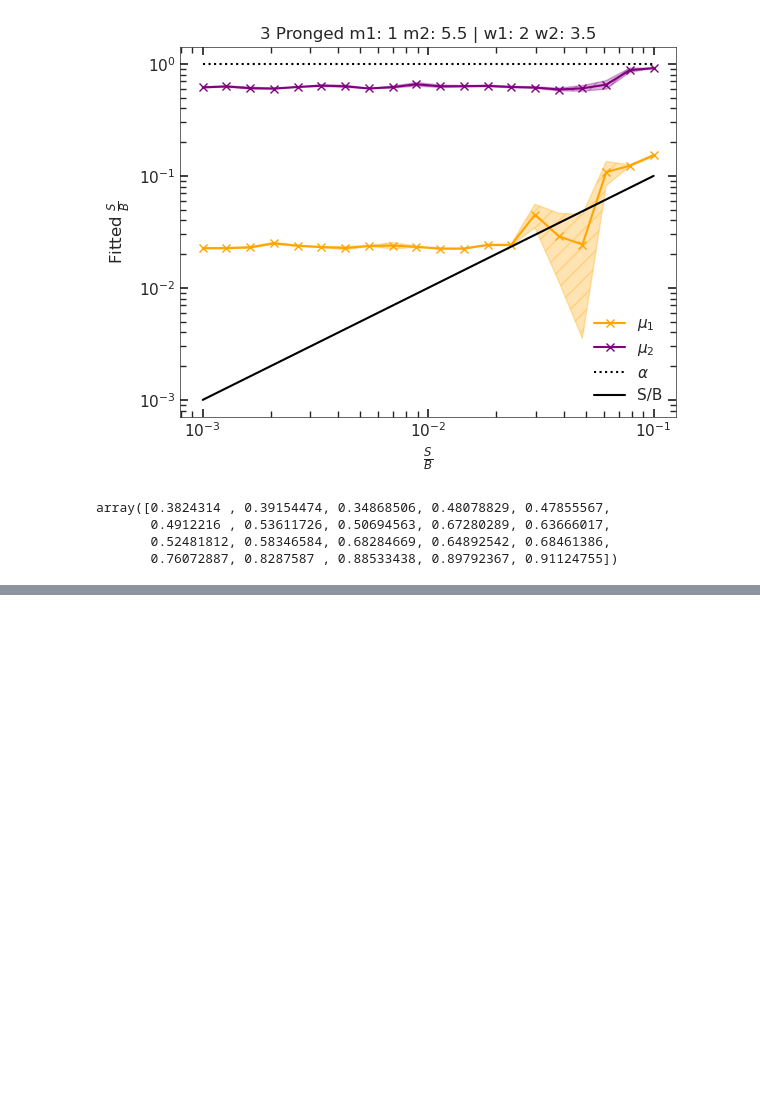
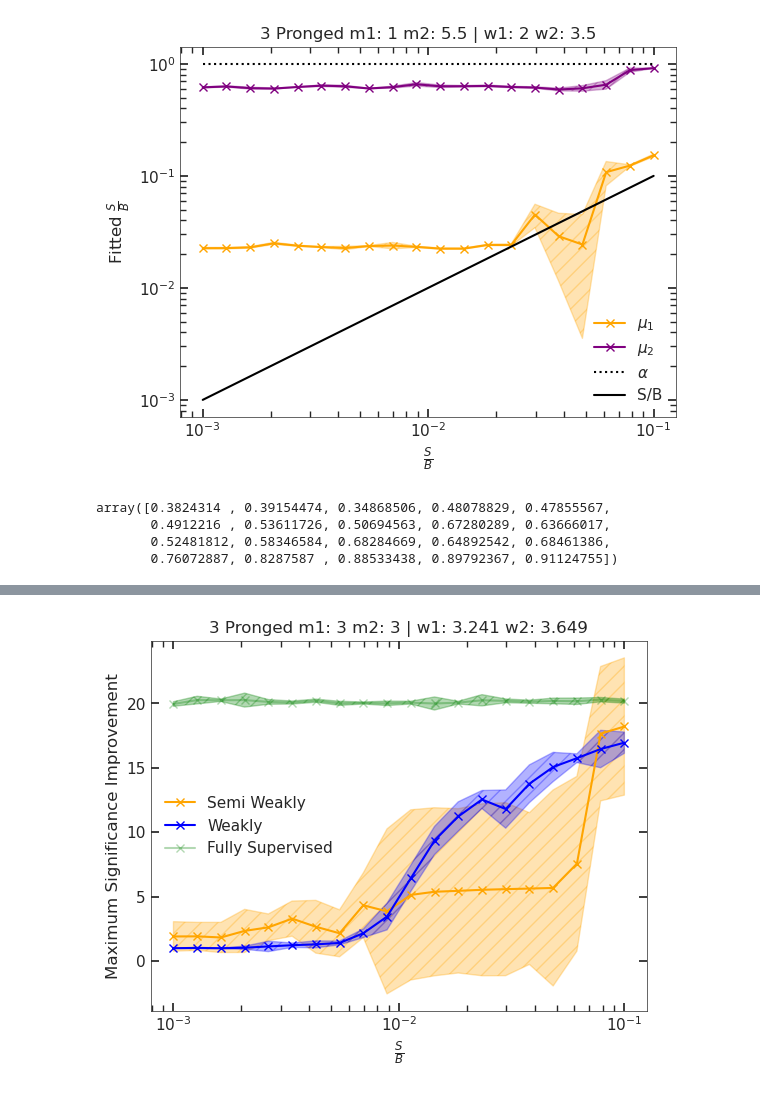
Before and after one commit to GitGup/SemiWeaklySupervised, a Jupyter notebook: manifolds.ipynb, the cells around one changed output, grey strips where cells are left out. Saved outputs shown, nothing was run; the diff lists cells and outputs as text; code cells hidden in the pictures; blank space fills up the shorter version.

```diff
--- a/manifolds.ipynb
+++ b/manifolds.ipynb
@@ -769,0 +796,43 @@ array([0.3824314 , 0.39154474, 0.34868506, 0.48078829, 0.47855567,
+# %%
+sig_space = np.logspace(-3, -1, 20)
+signal_fraction_values = sig_space
+
+maxsic1 = [i[0] for i in avgmsic1]
+msicstds1 = np.std(msic1_runs, axis = 0)
+maxsicstd1 = np.array([i[0] for i in msicstds1])
+
+maxsic2 = [i[0] for i in avgmsic2]
+msicstds2 = np.std(msic2_runs, axis = 0)
+maxsicstd2 = np.array([i[0] for i in msicstds2])
+
+maxsic3 = [i[0] for i in avgmsic3]
+msicstds3 = np.std(msic3_runs, axis = 0)
+maxsicstd3 = np.array([i[0] for i in msicstds3])
+
+#sea.reset_orig()
+plt.figure()
+sea.set(style="white")
+plt.plot(signal_fraction_values, maxsic1, marker = "x", label='Semi Weakly', color='orange')
+plt.plot(signal_fraction_values, maxsic2, marker = "x", label='Weakly', color='blue')
+plt.plot(signal_fraction_values, maxsic3, marker = "x", label='Fully Supervised', color='green',alpha = 0.3)
+
+plt.fill_between(signal_fraction_values, maxsic1 - maxsicstd1, maxsic1 + maxsicstd1, color='orange', alpha=0.3, hatch = "//")
+plt.fill_between(signal_fraction_values, maxsic2 - maxsicstd2, maxsic2 + maxsicstd2, color='blue', alpha=0.3, hatch = "//")
+plt.fill_between(signal_fraction_values, maxsic3 - maxsicstd3, maxsic3 + maxsicstd3, color='green', alpha=0.3, hatch = "//")
+
+sea.set(style="white")
+plt.xlabel(r'$\frac{S}{B}$')
+plt.ylabel('Maximum Significance Improvement')
+plt.title(f'3 Pronged m1: {m1} m2: {m2} | w1: {w1} w2: {w2}')
+plt.xscale("log")
+plt.legend(loc="center left",frameon=False)
+plt.gca().spines['left'].set_linewidth(0.5)
+plt.gca().spines['bottom'].set_linewidth(0.5)
+plt.gca().spines['top'].set_linewidth(0.5)
+plt.gca().spines['right'].set_linewidth(0.5)
+plt.tick_params(axis='both', which='both', direction='in', top=True, right=True)
+plt.tick_params(axis='both', which='both', direction='in', bottom=True, left=True)
+plt.savefig('msicplot3prong33_ranodmized.png', dpi=450, bbox_inches='tight')
+plt.show()
+# %% [output]
+[figure, added]
```
Also changed, not shown: parts of 3 cells of this notebook.
